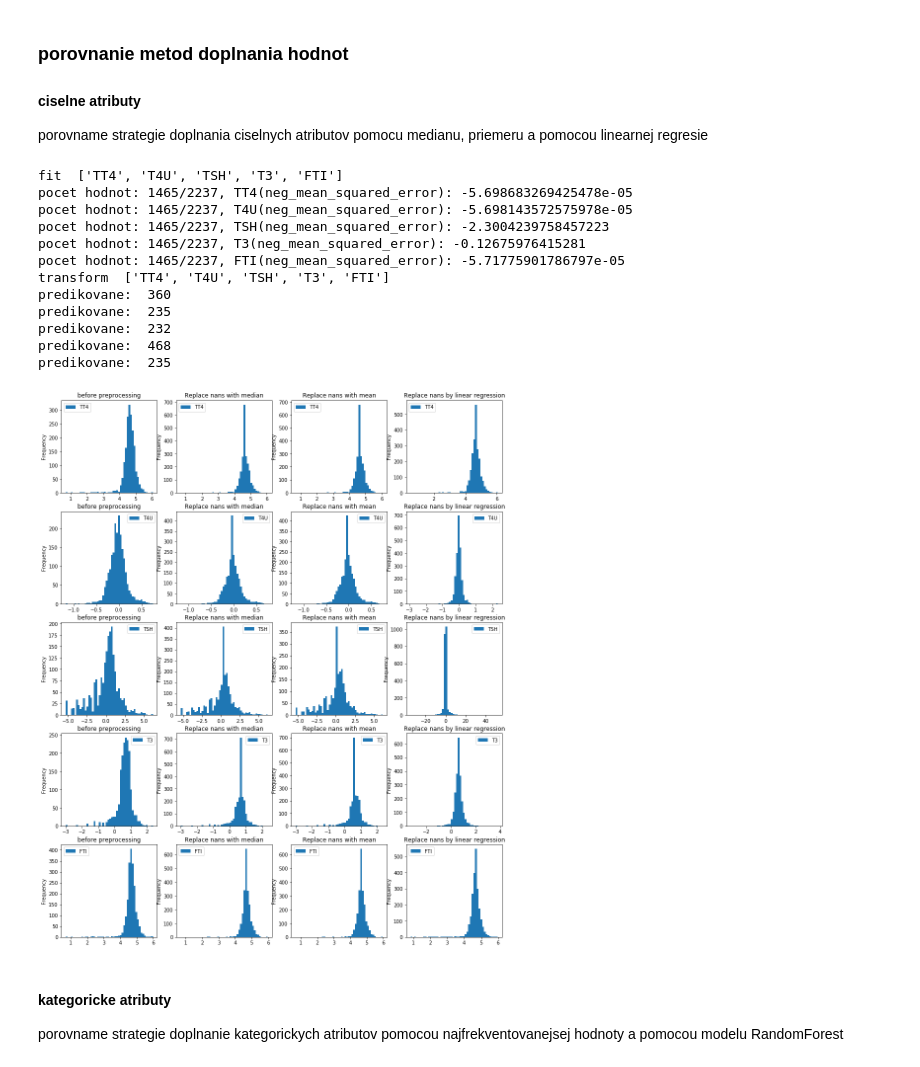
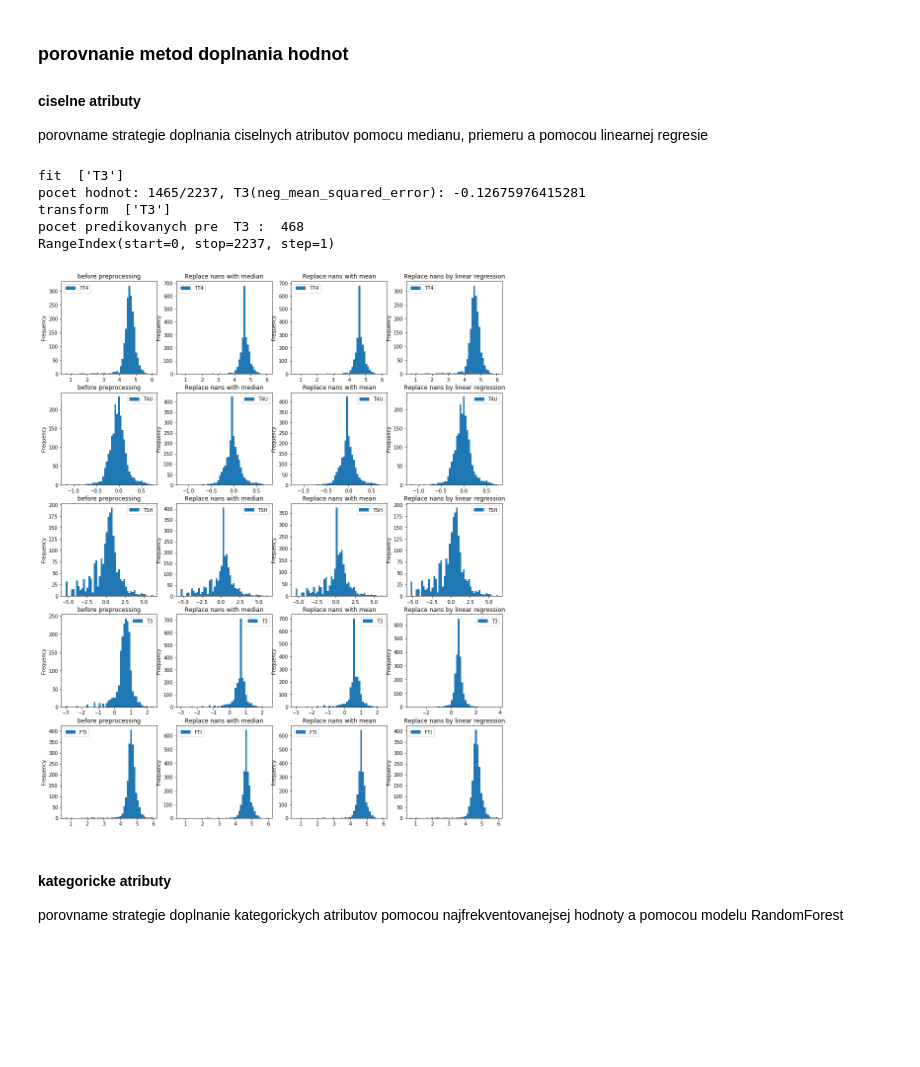
Before and after one commit to Pomichal/pr1_IAU, a Jupyter notebook: Preprocessing.ipynb, the cells around one changed output. Drawn from its saved outputs; the diff is of its cells as text; code cells hidden in the pictures; blank space fills up the shorter version.

```diff
--- a/Preprocessing.ipynb
+++ b/Preprocessing.ipynb
@@ -831,46 +832,39 @@ result_train['FTI'] = pd.to_numeric(result_train.FTI, errors='coerce')
 
 
 numeric_columns = ['TT4', 'T4U','TSH', 'T3', 'FTI']
 # numeric_columns = ['T3','T4U', 'TT4','TSH', 'FTI']
 titles = ['before preprocessing', 'Replace nans with median', 'Replace nans with mean',
           'Replace nans by linear regression']
 
 model = LinearRegression()
 
 ppl0= Pipeline([
      ('Ln', LogNormalization(numeric_columns)),
 ])
 
 ppl = Pipeline([
      ('Ln', LogNormalization(numeric_columns)),
      ('ReplaceNans',ReplaceNans(numeric_columns)),
 ])
 ppl2 = Pipeline([
      ('Ln', LogNormalization(numeric_columns)),
      ('ReplaceNans',ReplaceNans(numeric_columns, func_type='mean')),
 ])
 ppl3 = Pipeline([
      ('Ln', LogNormalization(numeric_columns)),
-    ('ReplaceNansWithModel',ReplaceNanWithModel(numeric_columns,model,numeric_columns)),
+    ('ReplaceNansWithModel',ReplaceNanWithModel(['T3'],model,numeric_columns)),
 ])
 
 
 test_preprocessing(result_train,numeric_columns,[ppl, ppl2,ppl3], titles=titles,
                    sufix=["","","",""],kind='hist', ppl0=ppl0)
 # %% [output]
-fit  ['TT4', 'T4U', 'TSH', 'T3', 'FTI']
-pocet hodnot: 1465/2237, TT4(neg_mean_squared_error): -5.698683269425478e-05
-pocet hodnot: 1465/2237, T4U(neg_mean_squared_error): -5.698143572575978e-05
-pocet hodnot: 1465/2237, TSH(neg_mean_squared_error): -2.3004239758457223
+fit  ['T3']
 pocet hodnot: 1465/2237, T3(neg_mean_squared_error): -0.12675976415281
-pocet hodnot: 1465/2237, FTI(neg_mean_squared_error): -5.71775901786797e-05
-transform  ['TT4', 'T4U', 'TSH', 'T3', 'FTI']
-predikovane:  360
-predikovane:  235
-predikovane:  232
-predikovane:  468
-predikovane:  235
+transform  ['T3']
+pocet predikovanych pre  T3 :  468
+RangeIndex(start=0, stop=2237, step=1)
-[figure, old version]
+[figure, new version]
 # %% [markdown]
 #### kategoricke atributy
 
```
Also changed, not shown: parts of 1 cell of this notebook.
